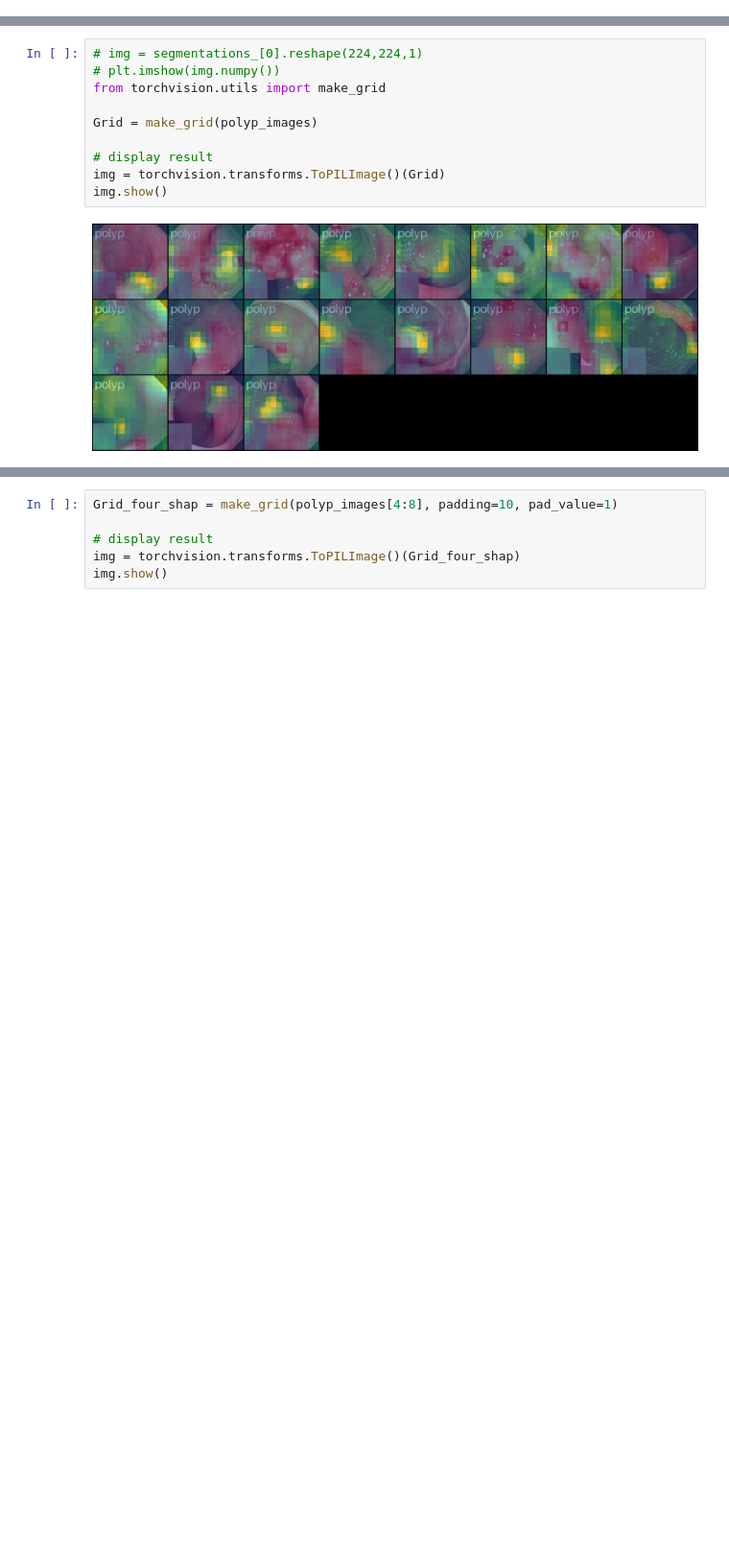
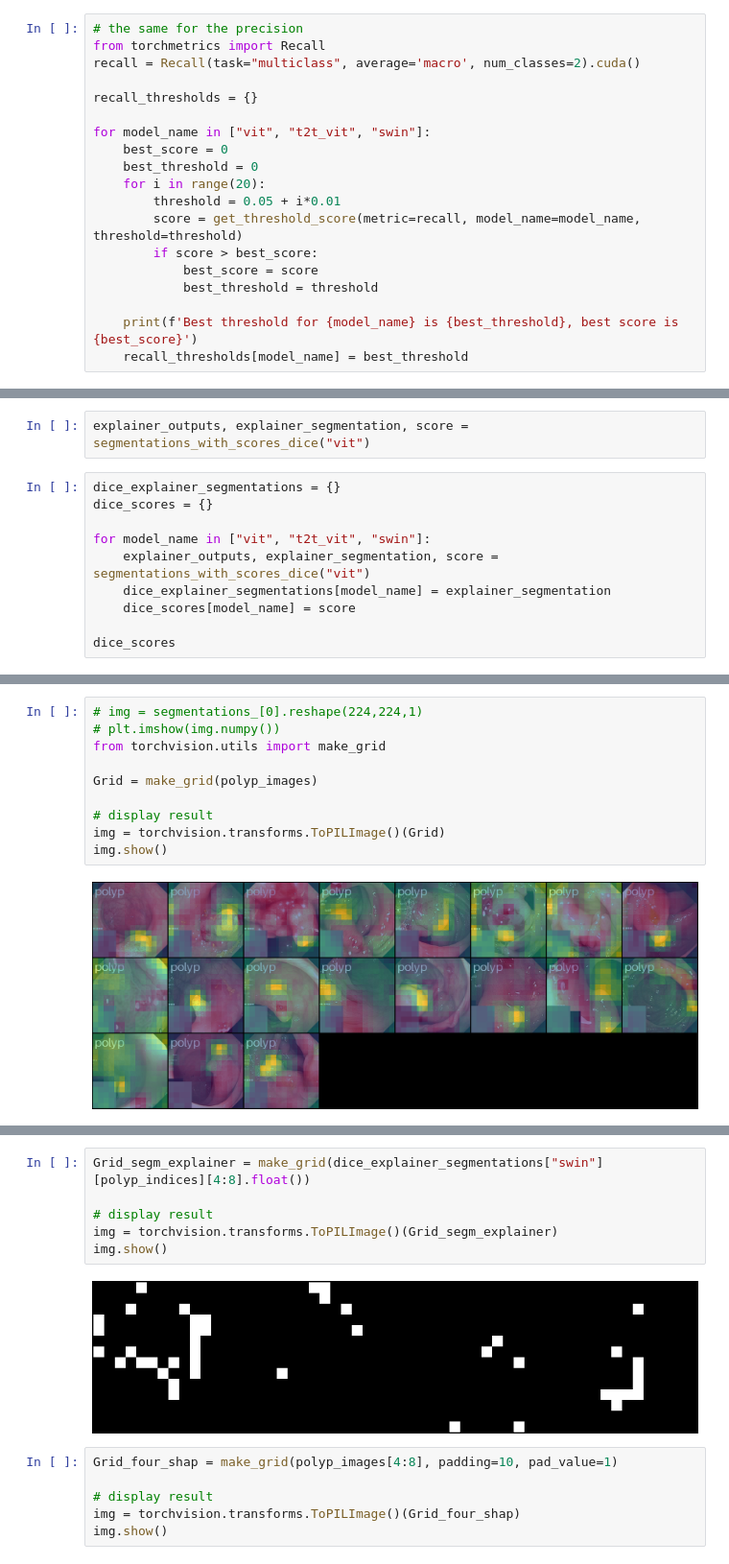
Before and after one commit to jacek-tomasz-rutkowski/magisterka, a Jupyter notebook: explainer_vs_segmentations.ipynb, the cells around one changed output, grey strips where cells are left out. Shown at 96% size. Cells and saved outputs as stored; diff of their text form; blank space fills up the shorter version.

```diff
--- a/explainer_vs_segmentations.ipynb
+++ b/explainer_vs_segmentations.ipynb
@@ -124,0 +237,19 @@ def compute_metrics(metric,
+# %%
+# the same for the precision
+from torchmetrics import Recall
+recall = Recall(task="multiclass", average='macro', num_classes=2).cuda()
+
+recall_thresholds = {}
+
+for model_name in ["vit", "t2t_vit", "swin"]:
+    best_score = 0
+    best_threshold = 0
+    for i in range(20):
+        threshold = 0.05 + i*0.01
+        score = get_threshold_score(metric=recall, model_name=model_name, threshold=threshold)
+        if score > best_score:
+            best_score = score
+            best_threshold = threshold
+
+    print(f'Best threshold for {model_name} is {best_threshold}, best score is {best_score}')
+    recall_thresholds[model_name] = best_threshold
@@ -225,0 +282,12 @@ tensor(0., device='cuda:0')
+# %%
+explainer_outputs, explainer_segmentation, score = segmentations_with_scores_dice("vit")
+# %%
+dice_explainer_segmentations = {}
+dice_scores = {}
+
+for model_name in ["vit", "t2t_vit", "swin"]:
+    explainer_outputs, explainer_segmentation, score = segmentations_with_scores_dice("vit")
+    dice_explainer_segmentations[model_name] = explainer_segmentation
+    dice_scores[model_name] = score
+
+dice_scores
@@ -306,3 +389,11 @@ img.show()
+# %%
+Grid_segm_explainer = make_grid(dice_explainer_segmentations["swin"][polyp_indices][4:8].float())
+
+# display result
+img = torchvision.transforms.ToPILImage()(Grid_segm_explainer)
+img.show()
+# %% [output]
+[figure, added]
 # %%
 Grid_four_shap = make_grid(polyp_images[4:8], padding=10, pad_value=1)
 
```
Also changed, not shown: parts of 30 cells of this notebook, 8 other files.
